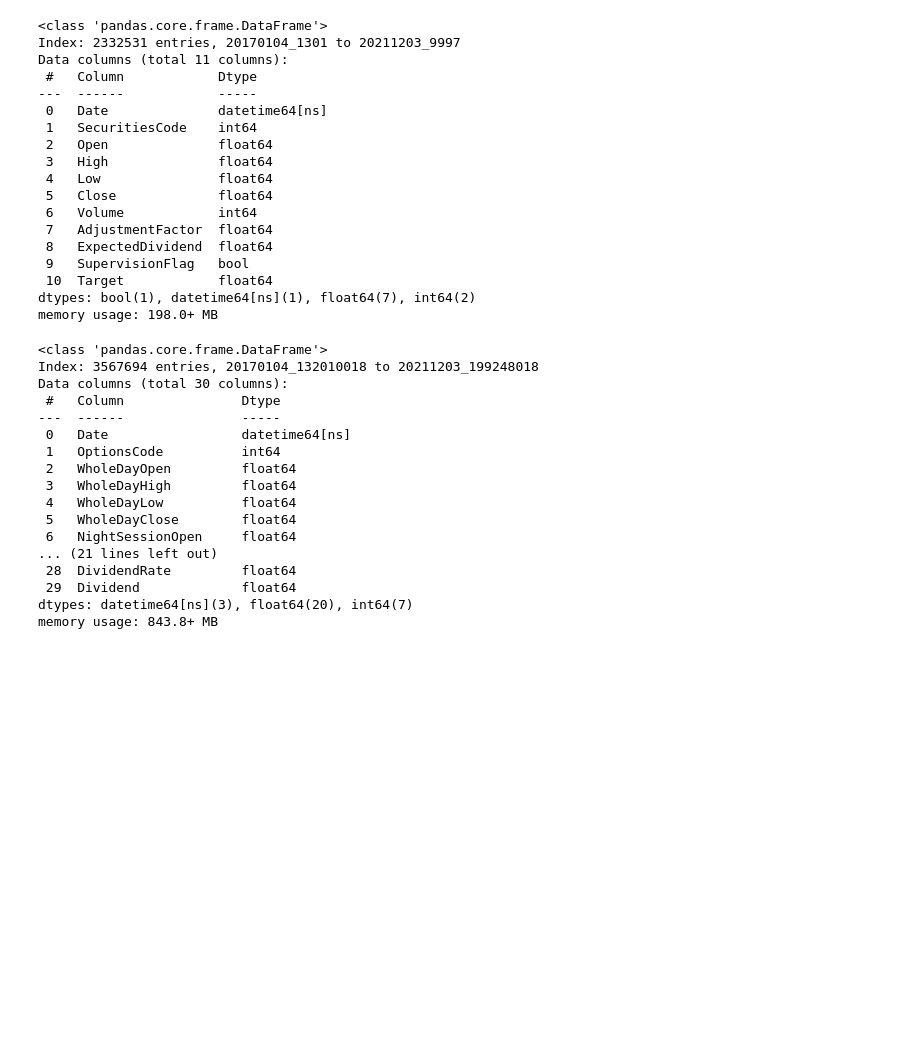
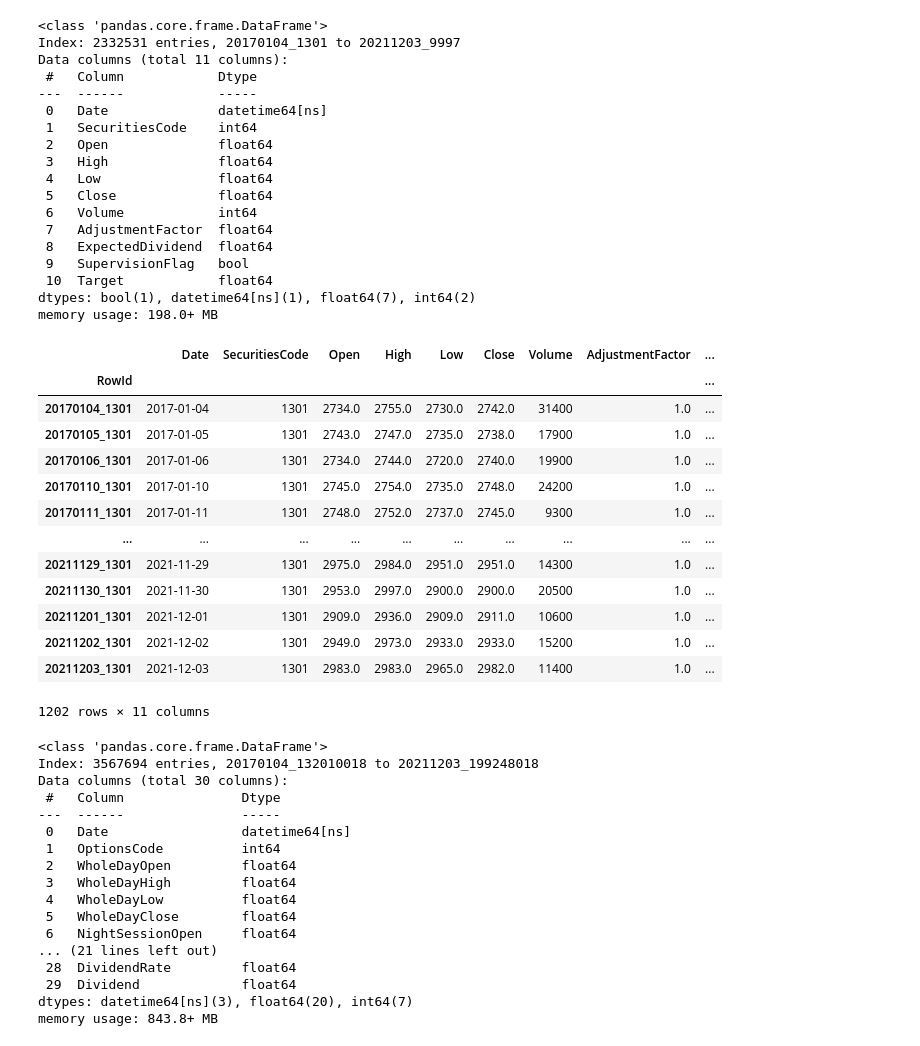
Before and after one commit to vasilyevdmitry14/JPX, a Jupyter notebook: main.ipynb, the cells around one changed output. Drawn from its saved outputs; the diff is of its cells as text; code cells hidden in the pictures; blank space fills up the shorter version.

```diff
--- a/main.ipynb
+++ b/main.ipynb
@@ -55,6 +70,23 @@ Data columns (total 11 columns):
  10  Target            float64
 dtypes: bool(1), datetime64[ns](1), float64(7), int64(2)
 memory usage: 198.0+ MB
+# %%
+stock_prices[stock_prices.SecuritiesCode==1301]
+# %% [output]
+|  | Date | SecuritiesCode | Open | High | Low | Close | Volume | AdjustmentFactor | ... |
+| RowId |  |  |  |  |  |  |  |  | ... |
+| 20170104_1301 | 2017-01-04 | 1301 | 2734.0 | 2755.0 | 2730.0 | 2742.0 | 31400 | 1.0 | ... |
+| 20170105_1301 | 2017-01-05 | 1301 | 2743.0 | 2747.0 | 2735.0 | 2738.0 | 17900 | 1.0 | ... |
+| 20170106_1301 | 2017-01-06 | 1301 | 2734.0 | 2744.0 | 2720.0 | 2740.0 | 19900 | 1.0 | ... |
+| 20170110_1301 | 2017-01-10 | 1301 | 2745.0 | 2754.0 | 2735.0 | 2748.0 | 24200 | 1.0 | ... |
+| 20170111_1301 | 2017-01-11 | 1301 | 2748.0 | 2752.0 | 2737.0 | 2745.0 | 9300 | 1.0 | ... |
+| ... | ... | ... | ... | ... | ... | ... | ... | ... | ... |
+| 20211129_1301 | 2021-11-29 | 1301 | 2975.0 | 2984.0 | 2951.0 | 2951.0 | 14300 | 1.0 | ... |
+| 20211130_1301 | 2021-11-30 | 1301 | 2953.0 | 2997.0 | 2900.0 | 2900.0 | 20500 | 1.0 | ... |
+| 20211201_1301 | 2021-12-01 | 1301 | 2909.0 | 2936.0 | 2909.0 | 2911.0 | 10600 | 1.0 | ... |
+| 20211202_1301 | 2021-12-02 | 1301 | 2949.0 | 2973.0 | 2933.0 | 2933.0 | 15200 | 1.0 | ... |
+| 20211203_1301 | 2021-12-03 | 1301 | 2983.0 | 2983.0 | 2965.0 | 2982.0 | 11400 | 1.0 | ... |
+1202 rows × 11 columns
 # %%
 #Import from options.csv and parse columns with dates:
 options = pd.read_csv('files/train_files/options.csv', index_col=0, parse_dates=[1],
```
Also changed, not shown: parts of 6 cells of this notebook.
